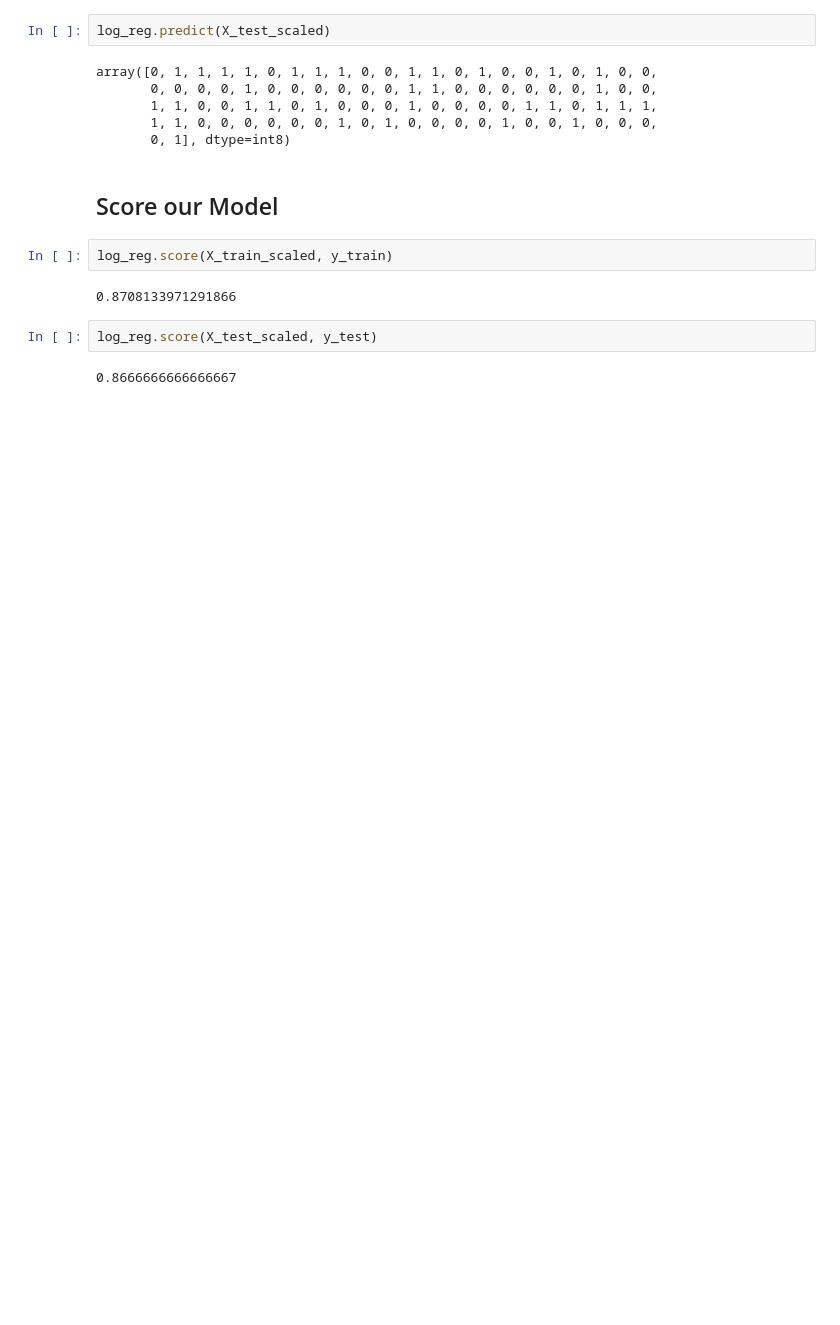
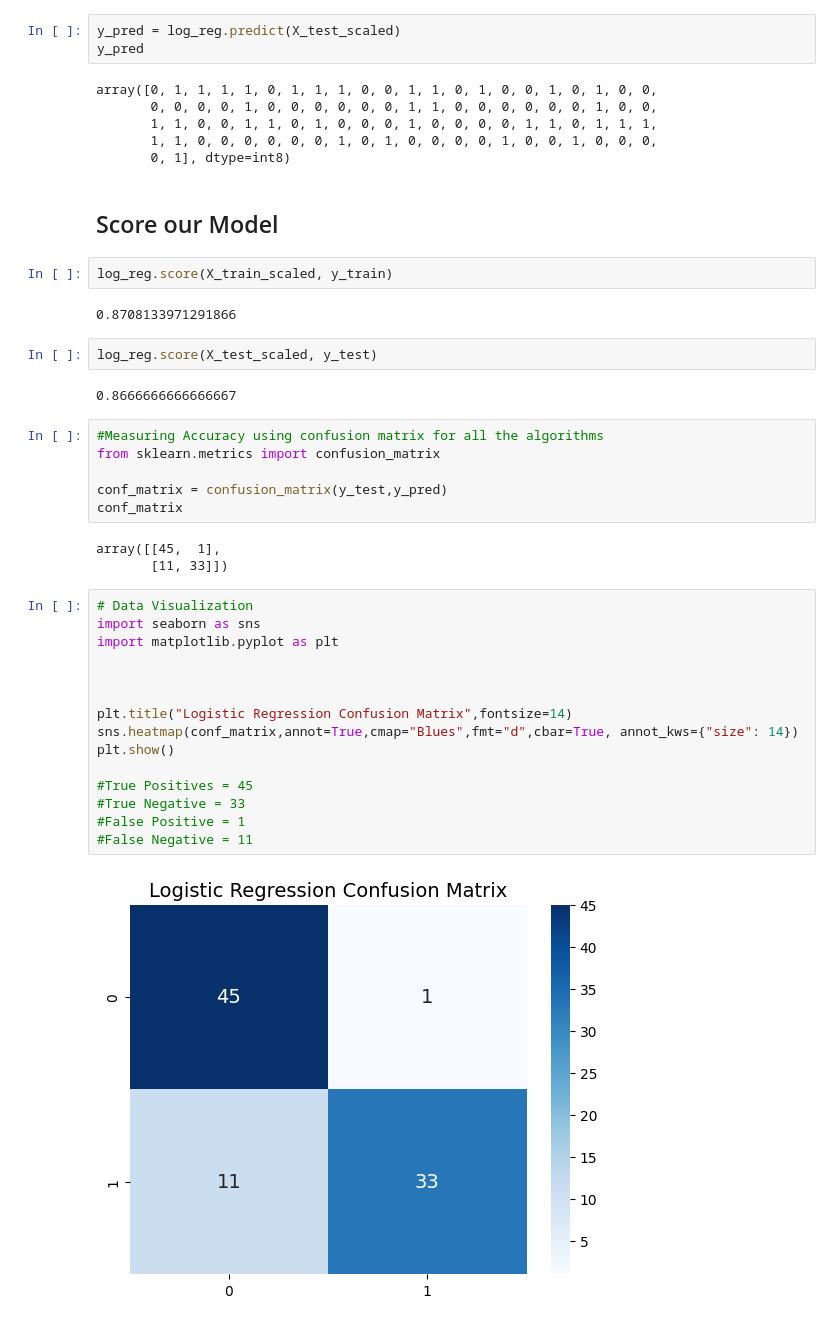
Before and after one commit to antonioGoncalves64/ML, a Jupyter notebook: lab_sklearn_Logistic_Regression_With_HeartDataset.ipynb, the cells around one changed output. Drawn from its saved outputs; the diff is of its cells as text; blank space fills up the shorter version.

```diff
--- a/lab_sklearn_Logistic_Regression_With_HeartDataset.ipynb
+++ b/lab_sklearn_Logistic_Regression_With_HeartDataset.ipynb
@@ -267,7 +255,8 @@ array([1, 1, 0, 0, 0, 0, 0, 0, 0, 0, 0, 1, 0, 0, 0, 0, 1, 0, 0, 1, 1, 1,
        1, 0, 0, 1, 0, 1, 0, 1, 0, 0, 0, 1, 0, 1, 0, 1, 0, 0, 0, 0, 1, 1,
        1, 0, 1, 0, 1, 0, 1, 1, 0, 0, 0], dtype=int8)
 # %%
-log_reg.predict(X_test_scaled)
+y_pred = log_reg.predict(X_test_scaled)
+y_pred
 # %% [output]
 array([0, 1, 1, 1, 1, 0, 1, 1, 1, 0, 0, 1, 1, 0, 1, 0, 0, 1, 0, 1, 0, 0,
        0, 0, 0, 0, 1, 0, 0, 0, 0, 0, 0, 1, 1, 0, 0, 0, 0, 0, 0, 1, 0, 0,
@@ -284,3 +273,29 @@ log_reg.score(X_train_scaled, y_train)
 log_reg.score(X_test_scaled, y_test)
 # %% [output]
 0.8666666666666667
+# %%
+#Measuring Accuracy using confusion matrix for all the algorithms
+from sklearn.metrics import confusion_matrix
+
+conf_matrix = confusion_matrix(y_test,y_pred)
+conf_matrix
+# %% [output]
+array([[45,  1],
+       [11, 33]])
+# %%
+# Data Visualization
+import seaborn as sns
+import matplotlib.pyplot as plt
+
+
+
+plt.title("Logistic Regression Confusion Matrix",fontsize=14)
+sns.heatmap(conf_matrix,annot=True,cmap="Blues",fmt="d",cbar=True, annot_kws={"size": 14})
+plt.show()
+
+#True Positives = 45
+#True Negative = 33
+#False Positive = 1
+#False Negative = 11
+# %% [output]
+[figure, added]
```
Also changed, not shown: parts of 2 cells of this notebook.
